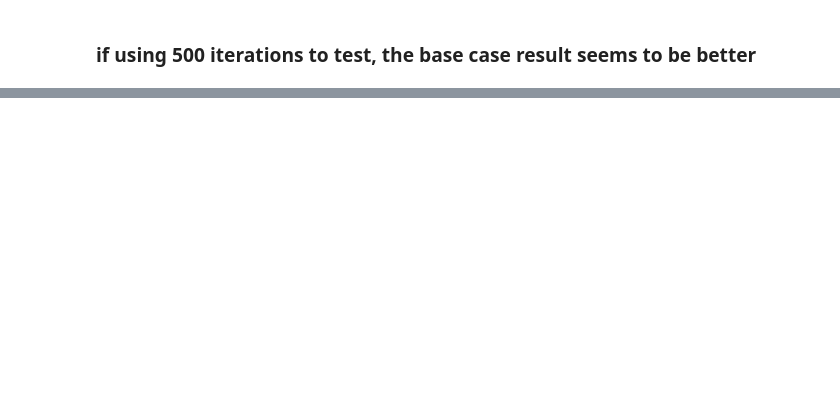
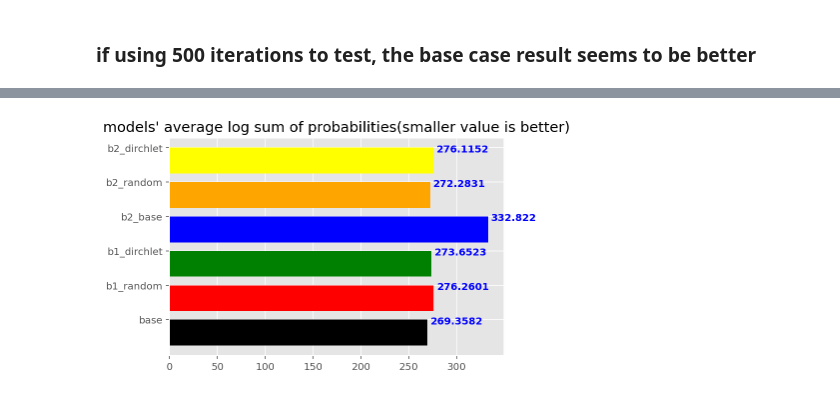
Before and after one commit to amor-tsai/NLP_project, a Jupyter notebook: program2_bonus3_report.ipynb, the cells around one changed output, grey strips where cells are left out. Drawn from its saved outputs; the diff is of its cells as text; code cells hidden in the pictures; blank space fills up the shorter version.

```diff
--- a/program2_bonus3_report.ipynb
+++ b/program2_bonus3_report.ipynb
@@ -175,0 +178,5 @@ Wall time: 8min 24s
+# %%
+%%time
+params['iterations'] = 3000
+plot_comparison(params)
+# %% [output]
@@ -175,0 +186 @@ Wall time: 8min 24s
+[figure, added]
```
Also changed, not shown: parts of 9 cells of this notebook, 5 other files.
